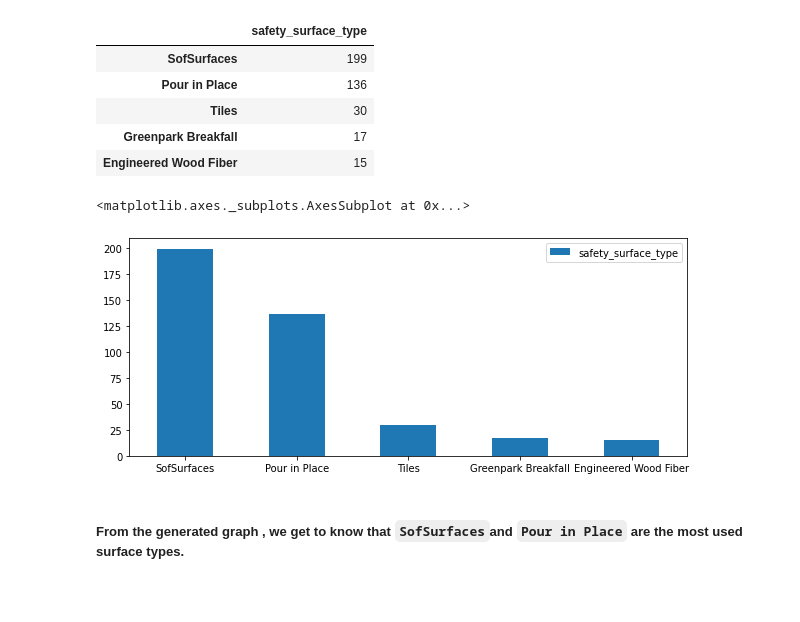
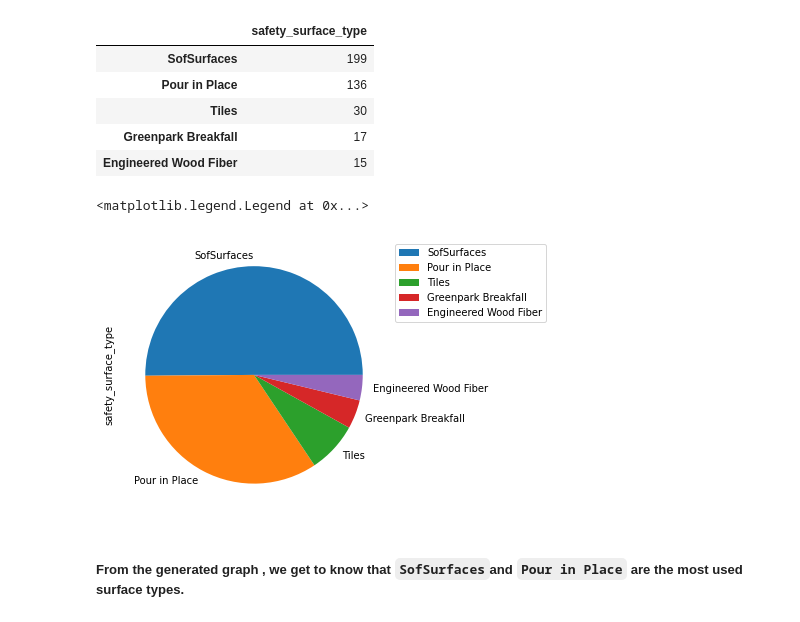
Before and after one commit to Roma-Reddy/Cmpinf0010FinalProject, a Jupyter notebook: Roma_Final_Notebook.ipynb, the cells around one changed output. Drawn from its saved outputs; the diff is of its cells as text; code cells hidden in the pictures; blank space fills up the shorter version.

```diff
--- a/Roma_Final_Notebook.ipynb
+++ b/Roma_Final_Notebook.ipynb
@@ -263,11 +263,11 @@ df3
 | Tiles | 30 |
 | Greenpark Breakfall | 17 |
 | Engineered Wood Fiber | 15 |
-# %%
-df3.plot(kind = "bar",rot =0,figsize = (10,4))
-# %% [output]
-<matplotlib.axes._subplots.AxesSubplot at 0x...>
-[figure, removed]
+# %%
+df3.plot.pie(y='safety_surface_type', figsize=(5, 5)).legend(bbox_to_anchor=(1,1))
+# %% [output]
+<matplotlib.legend.Legend at 0x...>
+[figure, added]
 # %% [markdown]
 ##### From the generated graph , we get to know that `SofSurfaces`and `Pour in Place` are the most used surface types.
 # %% [markdown]
```
Also changed, not shown: parts of 5 cells of this notebook, 1 other file.
